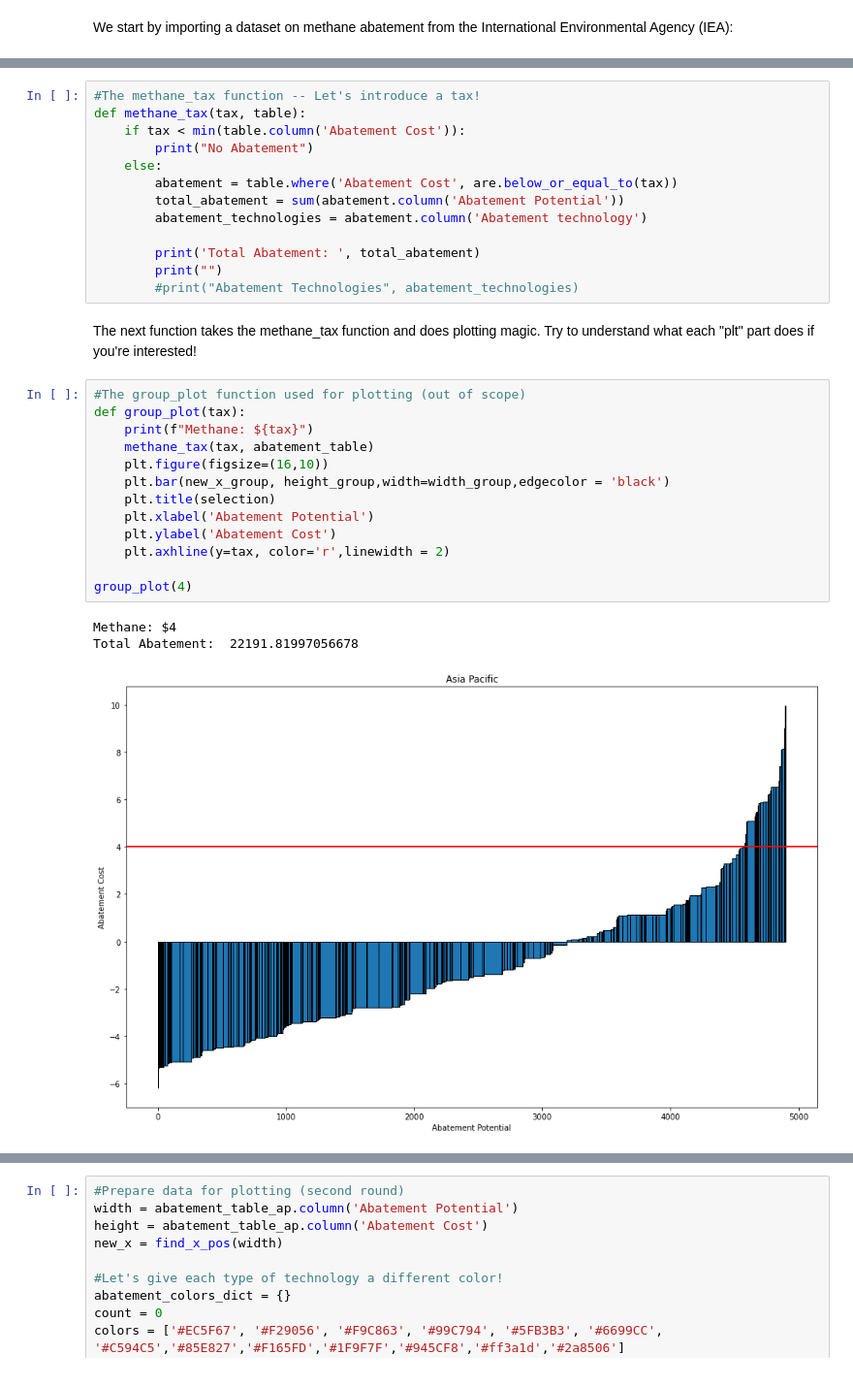
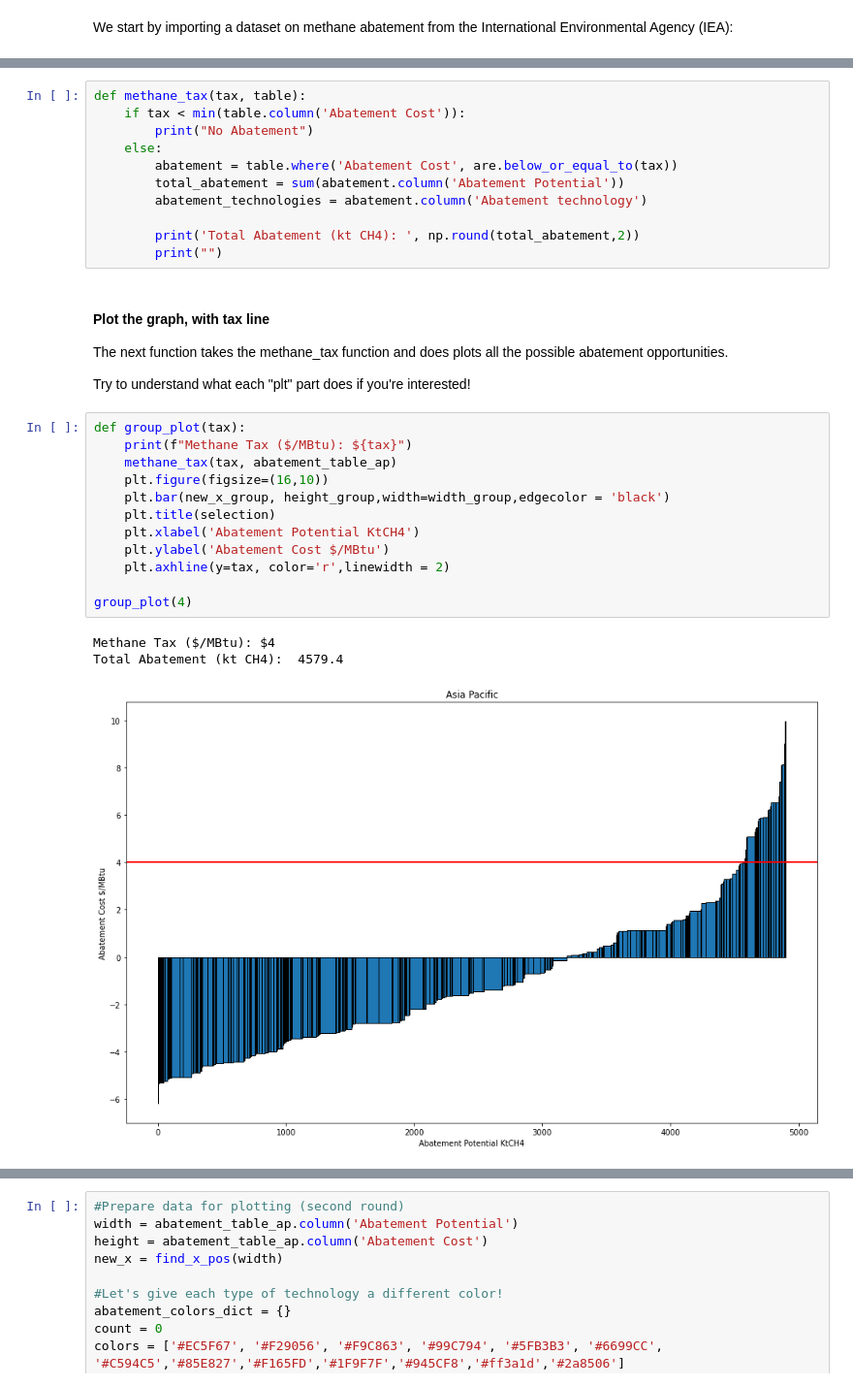
Before and after one commit to data-88e/88e-fa21, a Jupyter notebook: lec/lec13/ConstructingMAC.ipynb, the cells around one changed output, grey strips where cells are left out. Shown: that part at 97% size. Drawn from its saved outputs; the diff is of its cells as text.

```diff
--- a/lec/lec13/ConstructingMAC.ipynb
+++ b/lec/lec13/ConstructingMAC.ipynb
@@ -104,5 +108,4 @@ With the following function, we introduce an arbritary level of taxation to meas
 # %%
-#The methane_tax function -- Let's introduce a tax!
 def methane_tax(tax, table):
     if tax < min(table.column('Abatement Cost')):
         print("No Abatement")
@@ -111,26 +114,27 @@ def methane_tax(tax, table):
         total_abatement = sum(abatement.column('Abatement Potential'))
         abatement_technologies = abatement.column('Abatement technology')
 
-        print('Total Abatement: ', total_abatement)
+        print('Total Abatement (kt CH4): ', np.round(total_abatement,2))
         print("")
-        #print("Abatement Technologies", abatement_technologies)
 # %% [markdown]
-The next function takes the methane_tax function and does plotting magic. Try to understand what each "plt" part does if you're interested!
+#### Plot the graph, with tax line
+The next function takes the methane_tax function and does plots all the possible abatement opportunities.
+
+Try to understand what each "plt" part does if you're interested!
 # %%
-#The group_plot function used for plotting (out of scope)
 def group_plot(tax):
-    print(f"Methane: ${tax}")
-    methane_tax(tax, abatement_table)
+    print(f"Methane Tax ($/MBtu): ${tax}")
+    methane_tax(tax, abatement_table_ap)
     plt.figure(figsize=(16,10))
     plt.bar(new_x_group, height_group,width=width_group,edgecolor = 'black')
     plt.title(selection)
-    plt.xlabel('Abatement Potential')
-    plt.ylabel('Abatement Cost')
+    plt.xlabel('Abatement Potential KtCH4')
+    plt.ylabel('Abatement Cost $/MBtu')
     plt.axhline(y=tax, color='r',linewidth = 2)
 
 group_plot(4)
 # %% [output]
-Methane: $4
-Total Abatement:  22191.81997056678
+Methane Tax ($/MBtu): $4
+Total Abatement (kt CH4):  4579.4
-[figure, old version]
+[figure, new version]
 # %% [markdown]
```
Also changed, not shown: parts of 18 cells of this notebook, 2 other files.
